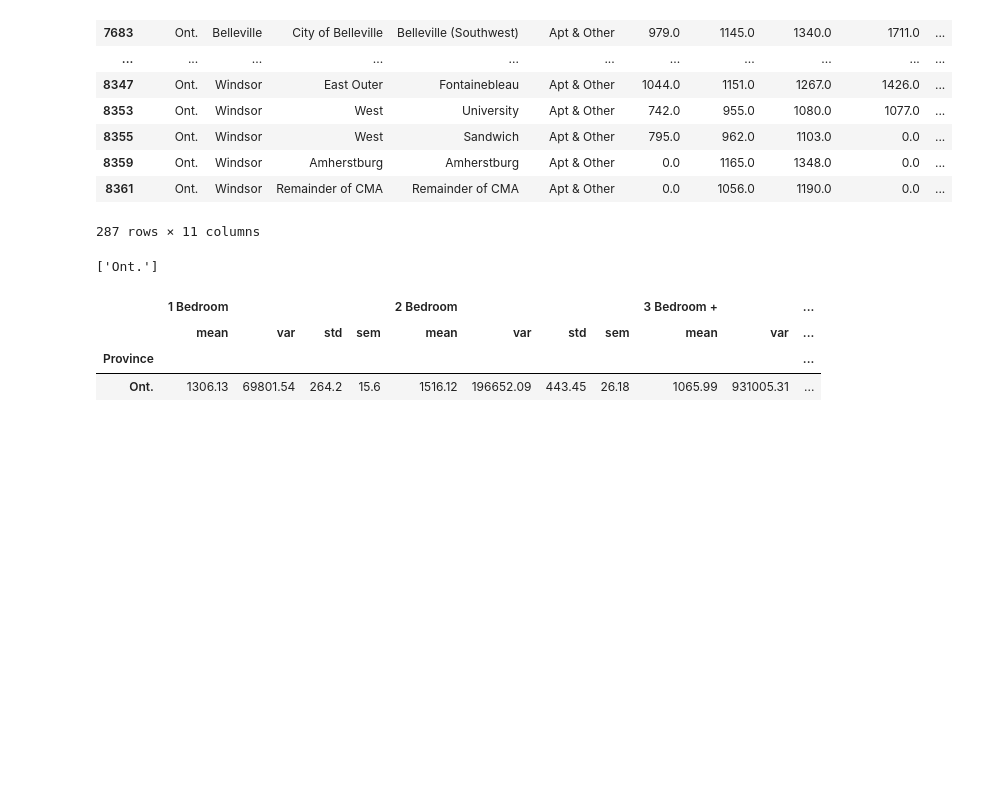
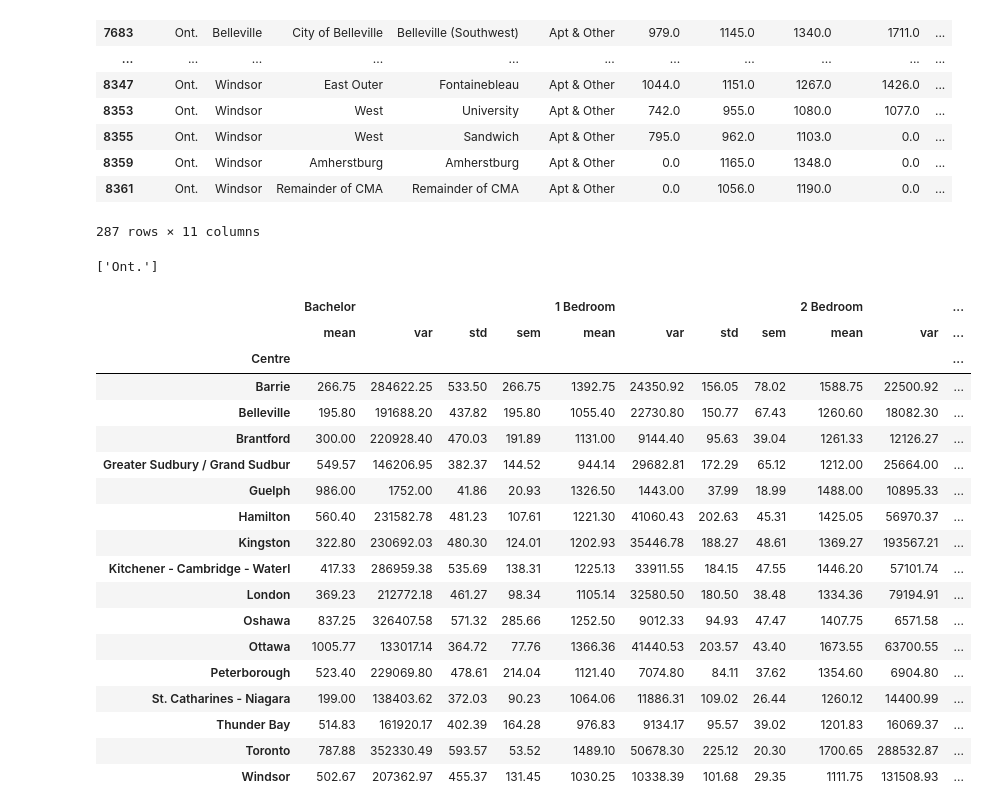
Before and after one commit to joshi-swetam/Rental-Market-Analysis-Project-one, a Jupyter notebook: Ontario stats summary.ipynb, the cells around one changed output. Saved outputs shown, nothing was run; the diff lists cells and outputs as text; code cells hidden in the pictures; blank space fills up the shorter version.

```diff
--- a/Ontario stats summary.ipynb
+++ b/Ontario stats summary.ipynb
@@ -49,11 +78,26 @@ Province
 ['Ont.']
 # %%
 # Using the aggregation method, to produce the summary statistics in a single line for all bedrooms in Ontario
-aggregation_totalbedrooms= df_Ontario.groupby(['Province'])[['1 Bedroom', '2 Bedroom', '3 Bedroom +']].agg(['mean', 'var', 'std', 'sem'])
-aggregation_totalbedrooms.round(2)
+Centre_df= df_Ontario.groupby(['Centre'])[["Bachelor ",'1 Bedroom', '2 Bedroom', '3 Bedroom +',"Total "]].agg(['mean', 'var', 'std', 'sem'])
+Centre_df.round(2)
 # %% [output]
-|  | 1 Bedroom |  |  |  | 2 Bedroom |  |  |  | 3 Bedroom + |  | ... |
+|  | Bachelor |  |  |  | 1 Bedroom |  |  |  | 2 Bedroom |  | ... |
 |  | mean | var | std | sem | mean | var | std | sem | mean | var | ... |
-| Province |  |  |  |  |  |  |  |  |  |  | ... |
-| Ont. | 1306.13 | 69801.54 | 264.2 | 15.6 | 1516.12 | 196652.09 | 443.45 | 26.18 | 1065.99 | 931005.31 | ... |
+| Centre |  |  |  |  |  |  |  |  |  |  | ... |
+| Barrie | 266.75 | 284622.25 | 533.50 | 266.75 | 1392.75 | 24350.92 | 156.05 | 78.02 | 1588.75 | 22500.92 | ... |
+| Belleville | 195.80 | 191688.20 | 437.82 | 195.80 | 1055.40 | 22730.80 | 150.77 | 67.43 | 1260.60 | 18082.30 | ... |
+| Brantford | 300.00 | 220928.40 | 470.03 | 191.89 | 1131.00 | 9144.40 | 95.63 | 39.04 | 1261.33 | 12126.27 | ... |
+| Greater Sudbury / Grand Sudbur | 549.57 | 146206.95 | 382.37 | 144.52 | 944.14 | 29682.81 | 172.29 | 65.12 | 1212.00 | 25664.00 | ... |
+| Guelph | 986.00 | 1752.00 | 41.86 | 20.93 | 1326.50 | 1443.00 | 37.99 | 18.99 | 1488.00 | 10895.33 | ... |
+| Hamilton | 560.40 | 231582.78 | 481.23 | 107.61 | 1221.30 | 41060.43 | 202.63 | 45.31 | 1425.05 | 56970.37 | ... |
+| Kingston | 322.80 | 230692.03 | 480.30 | 124.01 | 1202.93 | 35446.78 | 188.27 | 48.61 | 1369.27 | 193567.21 | ... |
+| Kitchener - Cambridge - Waterl | 417.33 | 286959.38 | 535.69 | 138.31 | 1225.13 | 33911.55 | 184.15 | 47.55 | 1446.20 | 57101.74 | ... |
+| London | 369.23 | 212772.18 | 461.27 | 98.34 | 1105.14 | 32580.50 | 180.50 | 38.48 | 1334.36 | 79194.91 | ... |
+| Oshawa | 837.25 | 326407.58 | 571.32 | 285.66 | 1252.50 | 9012.33 | 94.93 | 47.47 | 1407.75 | 6571.58 | ... |
+| Ottawa | 1005.77 | 133017.14 | 364.72 | 77.76 | 1366.36 | 41440.53 | 203.57 | 43.40 | 1673.55 | 63700.55 | ... |
+| Peterborough | 523.40 | 229069.80 | 478.61 | 214.04 | 1121.40 | 7074.80 | 84.11 | 37.62 | 1354.60 | 6904.80 | ... |
+| St. Catharines - Niagara | 199.00 | 138403.62 | 372.03 | 90.23 | 1064.06 | 11886.31 | 109.02 | 26.44 | 1260.12 | 14400.99 | ... |
+| Thunder Bay | 514.83 | 161920.17 | 402.39 | 164.28 | 976.83 | 9134.17 | 95.57 | 39.02 | 1201.83 | 16069.37 | ... |
+| Toronto | 787.88 | 352330.49 | 593.57 | 53.52 | 1489.10 | 50678.30 | 225.12 | 20.30 | 1700.65 | 288532.87 | ... |
+| Windsor | 502.67 | 207362.97 | 455.37 | 131.45 | 1030.25 | 10338.39 | 101.68 | 29.35 | 1111.75 | 131508.93 | ... |
 # %%
```
Also changed, not shown: parts of 7 cells of this notebook, 2 other files.
